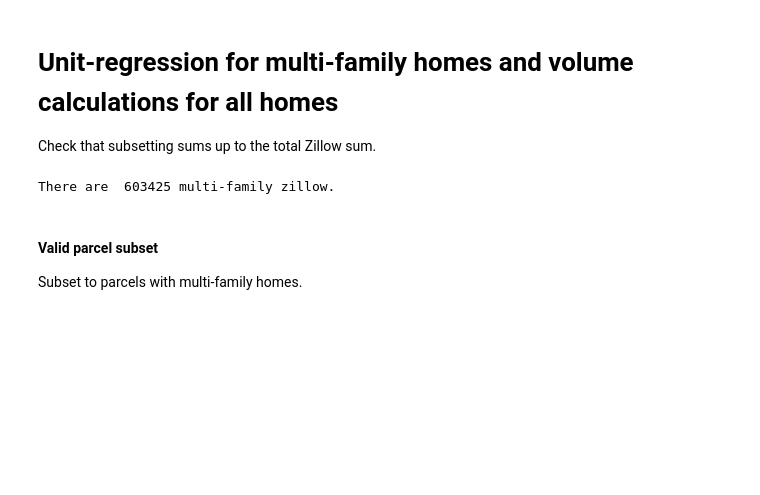
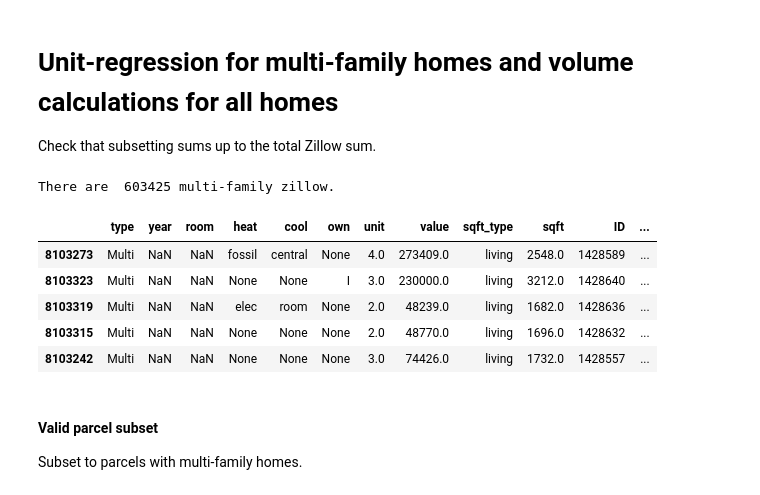
Before and after one commit to sofiiir/building-unit-regression, a Jupyter notebook: multi_unit_regression.ipynb, the cells around one changed output. Drawn from its saved outputs; the diff is of its cells as text; code cells hidden in the pictures; blank space fills up the shorter version.

```diff
--- a/multi_unit_regression.ipynb
+++ b/multi_unit_regression.ipynb
@@ -101,7 +99,14 @@ print(f"There are ",zillow_multi_raw.shape[0], "multi-family zillow.")
 # %% [output]
 There are  603425 multi-family zillow.
 # %%
-zillow_multi.head()
+zillow_multi_raw.head()
+# %% [output]
+|  | type | year | room | heat | cool | own | unit | value | sqft_type | sqft | ID | ... |
+| 8103273 | Multi | NaN | NaN | fossil | central | None | 4.0 | 273409.0 | living | 2548.0 | 1428589 | ... |
+| 8103323 | Multi | NaN | NaN | None | None | I | 3.0 | 230000.0 | living | 3212.0 | 1428640 | ... |
+| 8103319 | Multi | NaN | NaN | elec | room | None | 2.0 | 48239.0 | living | 1682.0 | 1428636 | ... |
+| 8103315 | Multi | NaN | NaN | None | None | None | 2.0 | 48770.0 | living | 1696.0 | 1428632 | ... |
+| 8103242 | Multi | NaN | NaN | None | None | None | 3.0 | 74426.0 | living | 1732.0 | 1428557 | ... |
 # %% [markdown]
 #### Valid parcel subset
 
```
Also changed, not shown: parts of 24 cells of this notebook.
